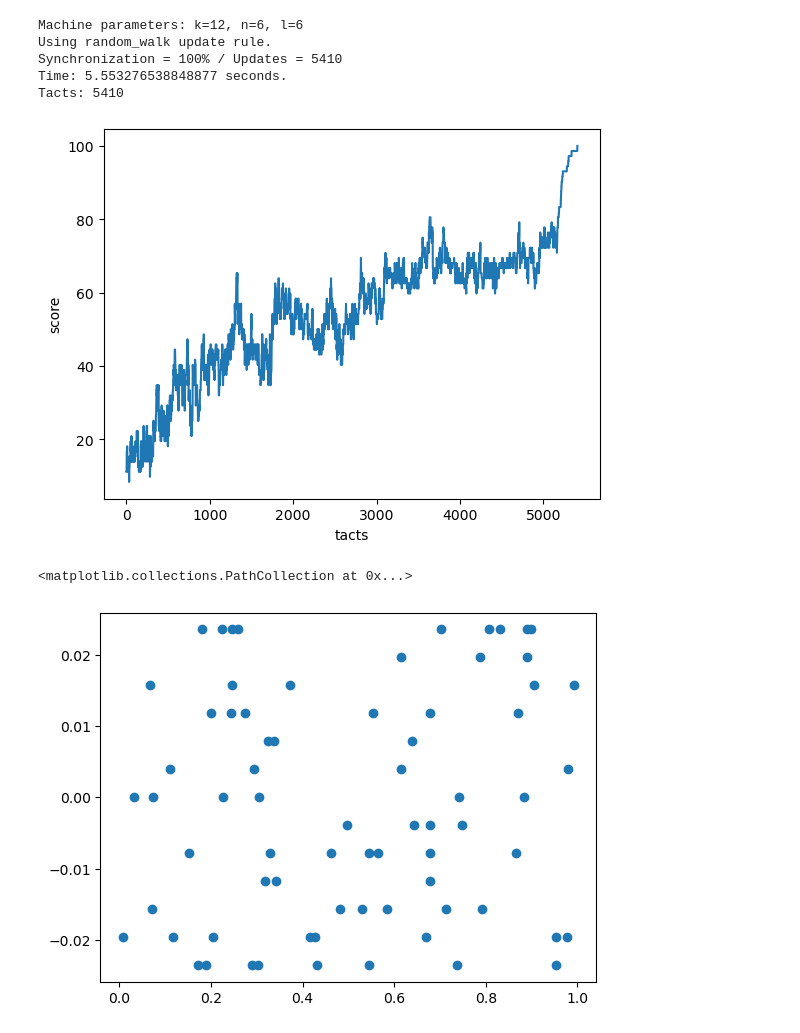
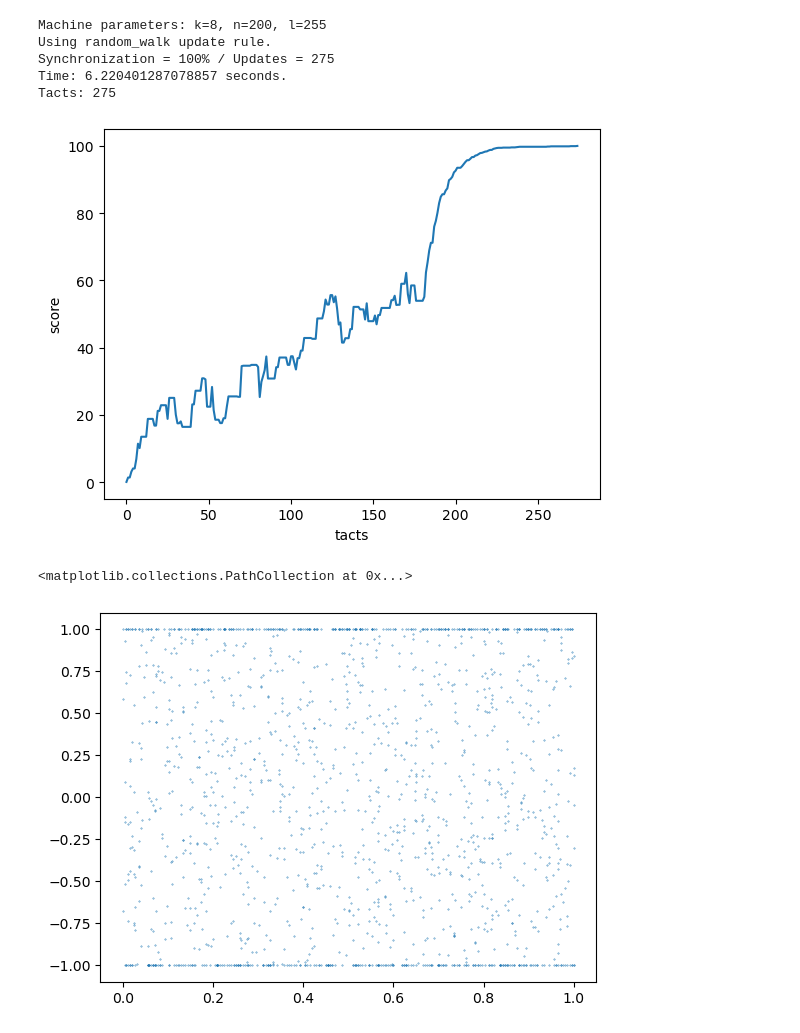
Before and after one commit to pschdl1c/TPM, a Jupyter notebook: test.ipynb, the cells around one changed output. Cells and saved outputs as stored; diff of their text form; code cells hidden in the pictures.

```diff
--- a/test.ipynb
+++ b/test.ipynb
@@ -8,9 +8,9 @@ from sklearn.metrics import accuracy_score
 
 
 #Machine parameters
-k = 12
-n = 6
-l = 6
+k = 8
+n = 200
+l = 255
 
 #Rule
 update_rules = ['hebbian', 'anti_hebbian', 'random_walk']
@@ -23,8 +23,8 @@ Bob = TPM(k, n, l)
 
 #Random number generator
 def random():
-	return np.random.randint(-1, 1+1, [k, n])
-	# return np.random.randint(-l, l + 1, [k, n])
+	# return np.random.randint(-1, 1+1, [k, n])  # gen bits
+	return np.random.randint(-l, l + 1, [k, n])  # gen bytes (l=255)
 
 
 sync = False
@@ -42,45 +42,45 @@ while not sync:
 
 	Alice.update(tauB, update_rule) # Update Alice with Bob's output
 	Bob.update(tauA, update_rule) # Update Bob with Alice's output
 
 
 	tacts += 1
 
 	score = 100 * accuracy_score(Alice.W.flatten(), Bob.W.flatten())
 
 	sync_history.append(score)
 
 	sys.stdout.write(f'\rSynchronization = {str(int(score))}% / Updates = {str(tacts)}')
 	if score == 100:
 		sync = True
 
 end_time = time.time()
 # print('\n///////////////////')
 # print(Alice.W)
 # print('///////////////////')
 # print(Bob.W)
 # print('///////////////////')
 
 print (f"\nTime: {str(end_time - start_time)} seconds.\nTacts: {str(tacts)}")
 
 plt.plot(sync_history)
 plt.xlabel('tacts')
 plt.ylabel('score')
 plt.show()
 # %% [output]
-Machine parameters: k=12, n=6, l=6
+Machine parameters: k=8, n=200, l=255
 Using random_walk update rule.
-Synchronization = 100% / Updates = 5410
-Time: 5.553276538848877 seconds.
-Tacts: 5410
+Synchronization = 100% / Updates = 275
+Time: 6.220401287078857 seconds.
+Tacts: 275
-[figure, old version]
+[figure, new version]
 # %%
 import matplotlib.pyplot as plt
 
 x_train = np.array(list(np.random.bytes(len(Alice.W.flatten()))))/255
 y_train = Alice.W.flatten()/255
 
-plt.scatter(x_train, y_train)
+plt.scatter(x_train, y_train, s=0.1)
 # %% [output]
 <matplotlib.collections.PathCollection at 0x...>
-[figure, old version]
+[figure, new version]
```
Also changed, not shown: parts of 8 cells of this notebook.
